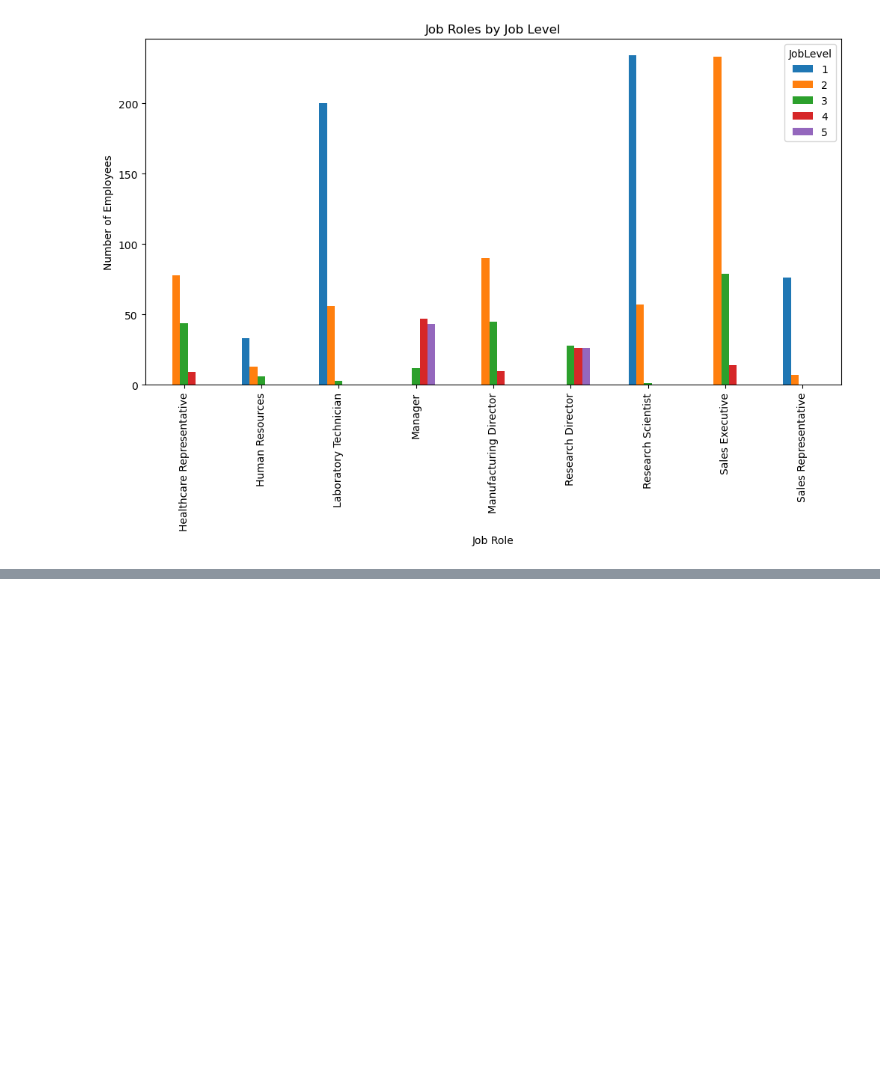
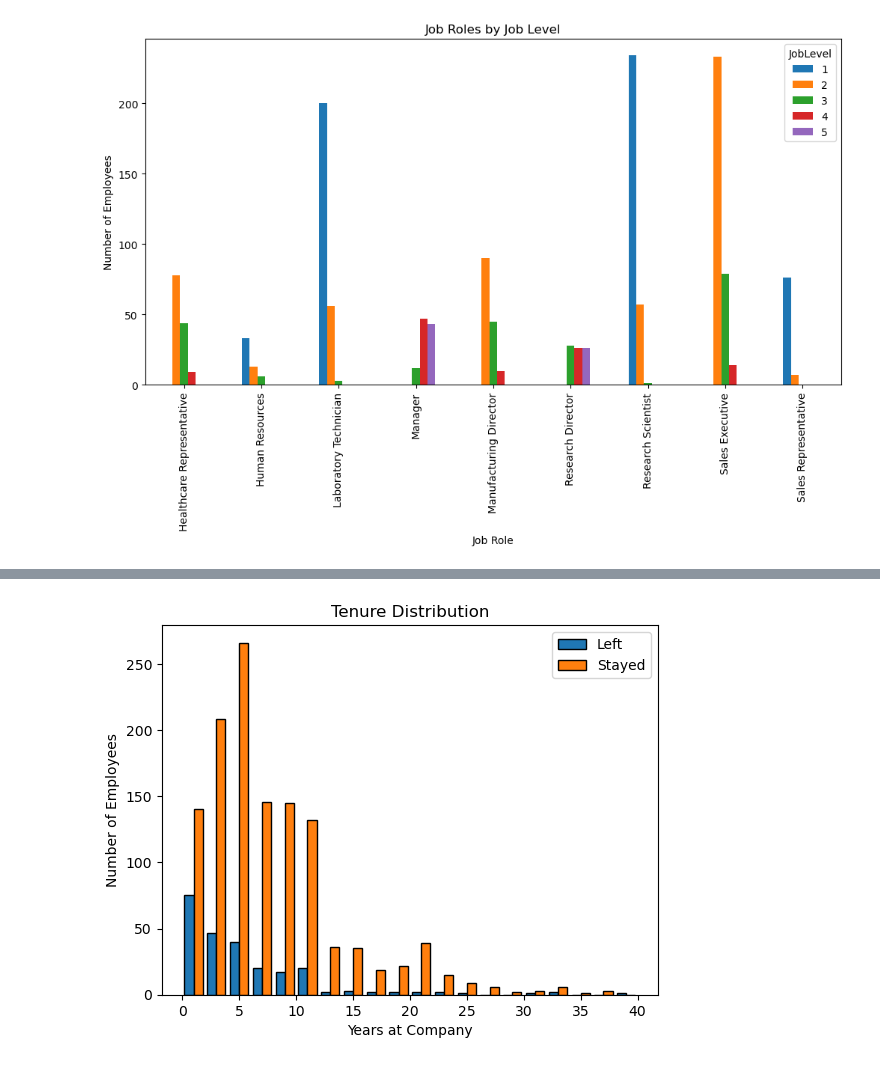
Before and after one commit to imkjangid/Code2Insights, a Jupyter notebook: AnalysisRoom/HRAnalytics.ipynb, the cells around one changed output, grey strips where cells are left out. Saved outputs shown, nothing was run; the diff lists cells and outputs as text; code cells hidden in the pictures; blank space fills up the shorter version.

```diff
--- a/AnalysisRoom/HRAnalytics.ipynb
+++ b/AnalysisRoom/HRAnalytics.ipynb
@@ -632,0 +661,10 @@ plt.show()
+# %%
+# Visualize attrition to Compare the YearsAtCompany and YearsInCurrentRole. using a histogram
+plt.hist([df[df['Attrition'] == 'Yes']['YearsAtCompany'], df[df['Attrition'] == 'No']['YearsAtCompany']], bins=20, edgecolor='black', label=['Left', 'Stayed'])
+plt.title('Tenure Distribution')
+plt.xlabel('Years at Company')
+plt.ylabel('Number of Employees')
+plt.legend(['Left', 'Stayed'])
+plt.show()
+# %% [output]
+[figure, added]
```
Also changed, not shown: parts of 20 cells of this notebook.
